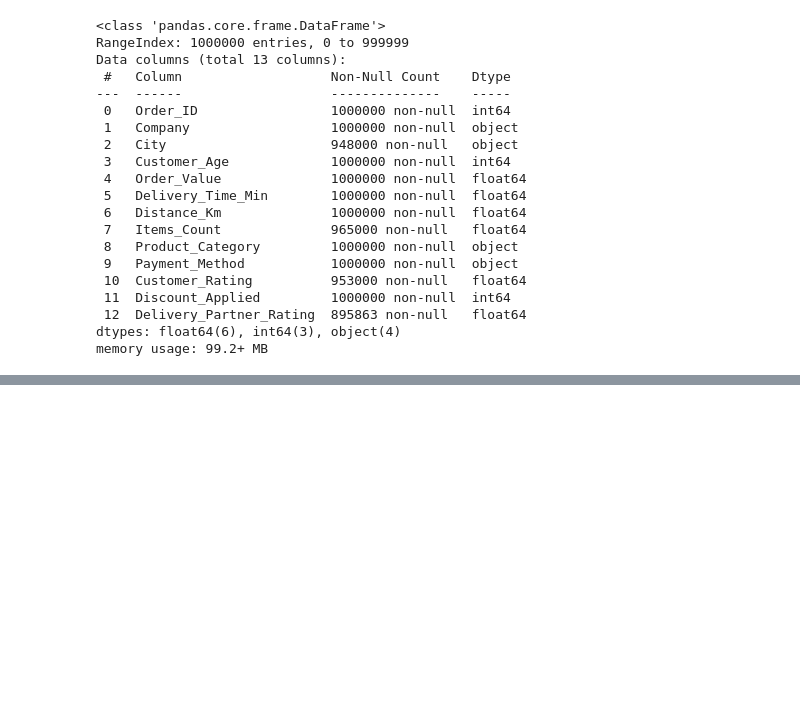
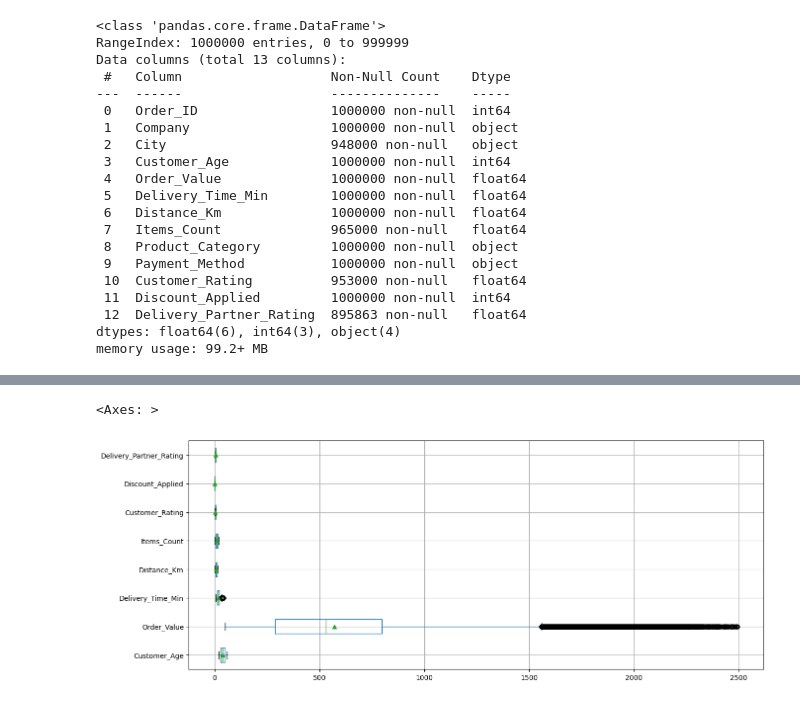
Before and after one commit to sankajithdjinasena/DataAnalysisProjects, a Jupyter notebook: Quick_Commerce_Analysis/Quick_Commerce_Analysis.ipynb, the cells around one changed output, grey strips where cells are left out. Drawn from its saved outputs; the diff is of its cells as text; code cells hidden in the pictures; blank space fills up the shorter version.

```diff
--- a/Quick_Commerce_Analysis/Quick_Commerce_Analysis.ipynb
+++ b/Quick_Commerce_Analysis/Quick_Commerce_Analysis.ipynb
@@ -112,0 +210,11 @@ memory usage: 86.5+ MB
+# %%
+# df["Order_Value"] = df["Order_Value"].clip(upper=2500)
+
+# 2) Filtering
+df = df[df["Order_Value"] <=2500 ]
+# %%
+plt.figure(figsize=(15,6))
+df.drop(columns=["Order_ID"]).boxplot(vert=False,showmeans=True)
+# %% [output]
+<Axes: >
+[figure, added]
```
Also changed, not shown: parts of 24 cells of this notebook.
